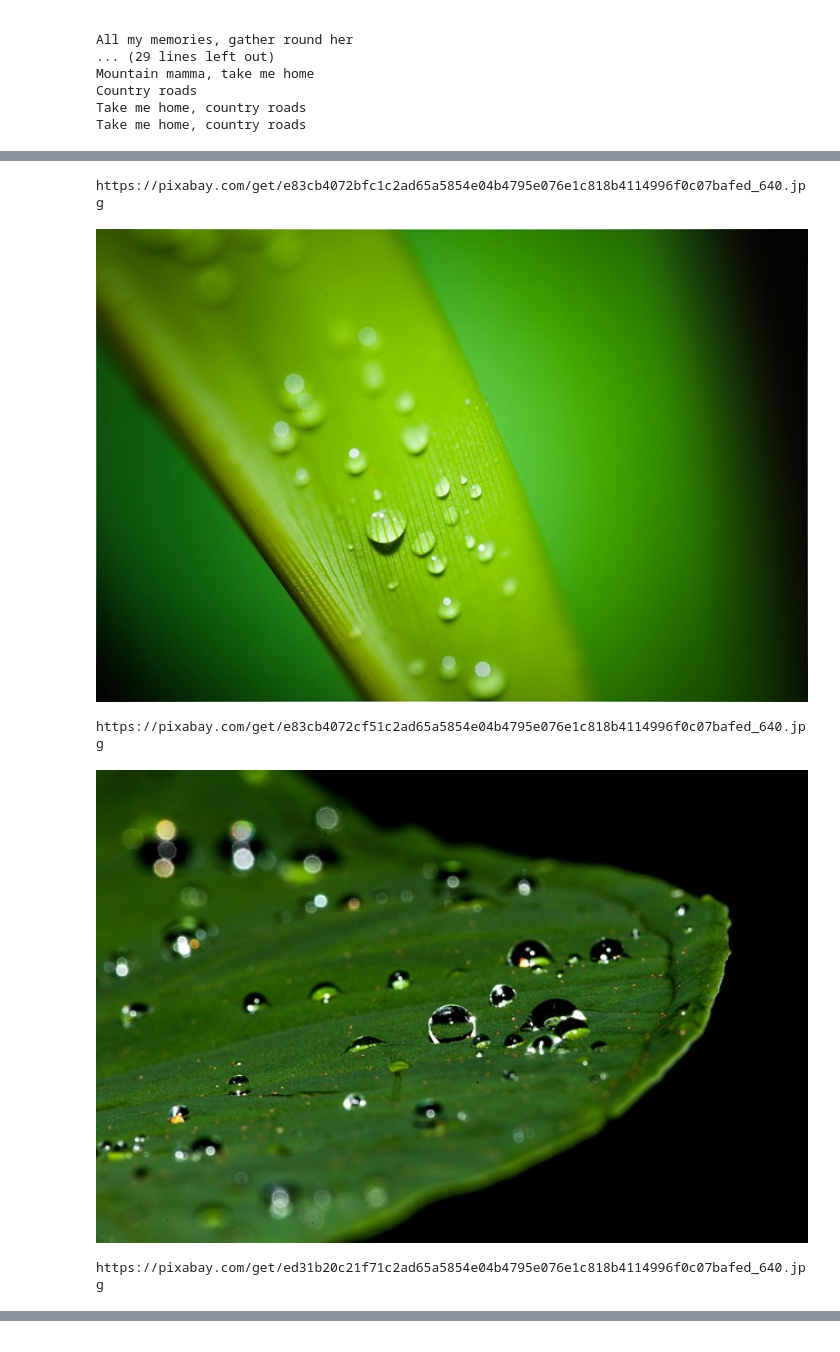
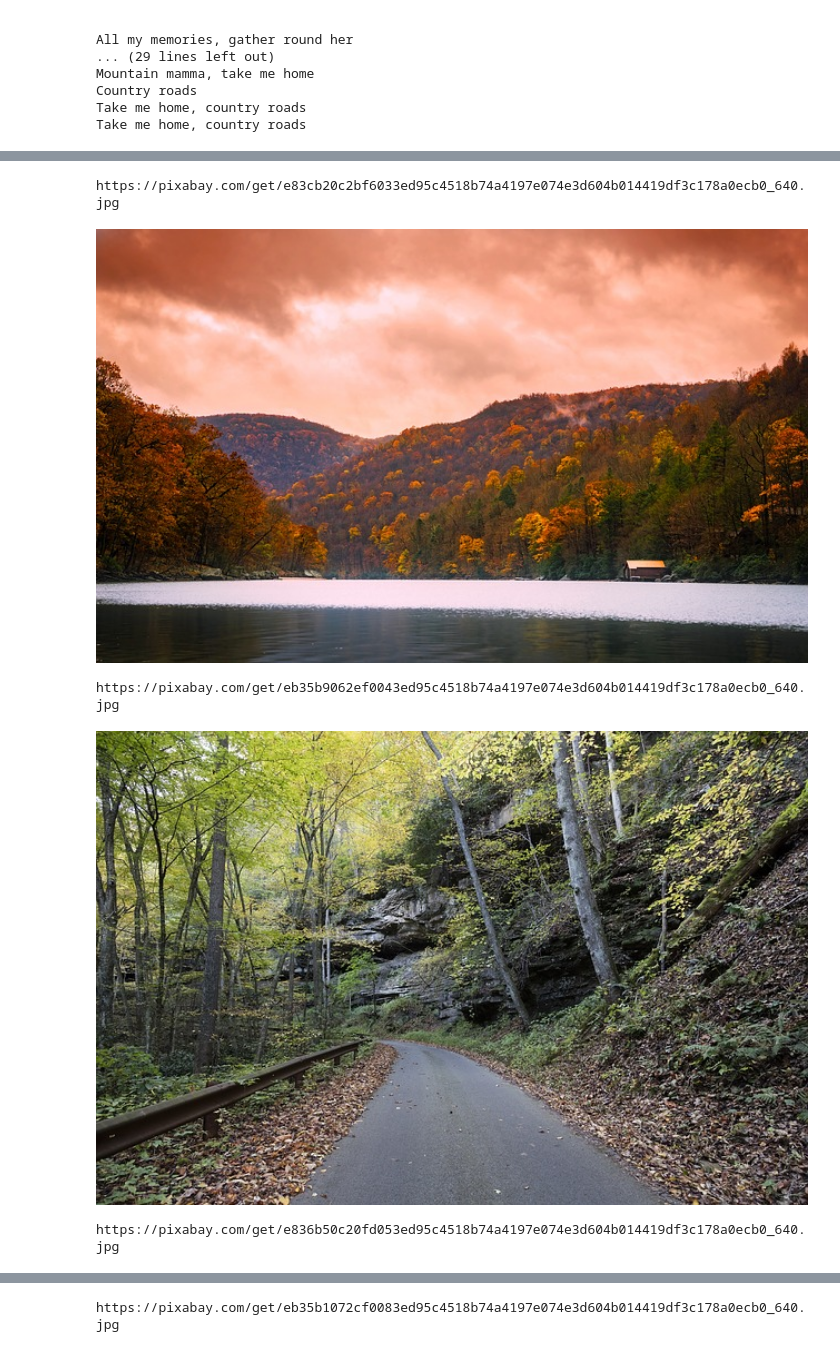
Before and after one commit to michael1albq/DataStories, a Jupyter notebook: Segmentation and Extraction.ipynb, the cells around one changed output, grey strips where cells are left out. Saved outputs shown, nothing was run; the diff lists cells and outputs as text; code cells hidden in the pictures.

```diff
--- a/Segmentation and Extraction.ipynb
+++ b/Segmentation and Extraction.ipynb
@@ -72,22 +72,22 @@ print_song_keywords("Country Roads")
 # %%
 import requests
 from IPython.display import Image, display
 
-def getImgUrls(keywords):
+def getImgUrls(keywords,N):
     urls=[]
-    r = requests.get('https://pixabay.com/api/?key=6713313-c85a6d8e3f6fe1a13b85f7d78&q='+"+".join(keywords)+'&image_type=photo&page=1&per_page=3')
+    r = requests.get('https://pixabay.com/api/?key=6713313-c85a6d8e3f6fe1a13b85f7d78&q='+"+".join(keywords)+'&image_type=photo&page=1&per_page='+str(N))
     for img in r.json()['hits']:
         urls.append(img['webformatURL'])
     return urls
 
-keywords=['tears']
-urls=getImgUrls(keywords)
+keywords=['west virginia']
+urls=getImgUrls(keywords,10)
 for url in urls:
     print(url)
     display(Image(url,height=400,width=1000,embed=True))
 # %% [output]
-https://pixabay.com/get/e83cb4072bfc1c2ad65a5854e04b4795e076e1c818b4114996f0c07bafed_640.jpg
+https://pixabay.com/get/e83cb20c2bf6033ed95c4518b74a4197e074e3d604b014419df3c178a0ecb0_640.jpg
-[figure, old version]
+[figure, new version]
-https://pixabay.com/get/e83cb4072cf51c2ad65a5854e04b4795e076e1c818b4114996f0c07bafed_640.jpg
+https://pixabay.com/get/eb35b9062ef0043ed95c4518b74a4197e074e3d604b014419df3c178a0ecb0_640.jpg
-[figure, old version]
+[figure, new version]
-https://pixabay.com/get/ed31b20c21f71c2ad65a5854e04b4795e076e1c818b4114996f0c07bafed_640.jpg
+https://pixabay.com/get/e836b50c20fd053ed95c4518b74a4197e074e3d604b014419df3c178a0ecb0_640.jpg
@@ -94,0 +95 @@ https://pixabay.com/get/ed31b20c21f71c2ad65a5854e04b4795e076e1c818b4114996f0c07b
+https://pixabay.com/get/eb35b1072cf0083ed95c4518b74a4197e074e3d604b014419df3c178a0ecb0_640.jpg
```
Also changed, not shown: parts of 1 cell of this notebook.
